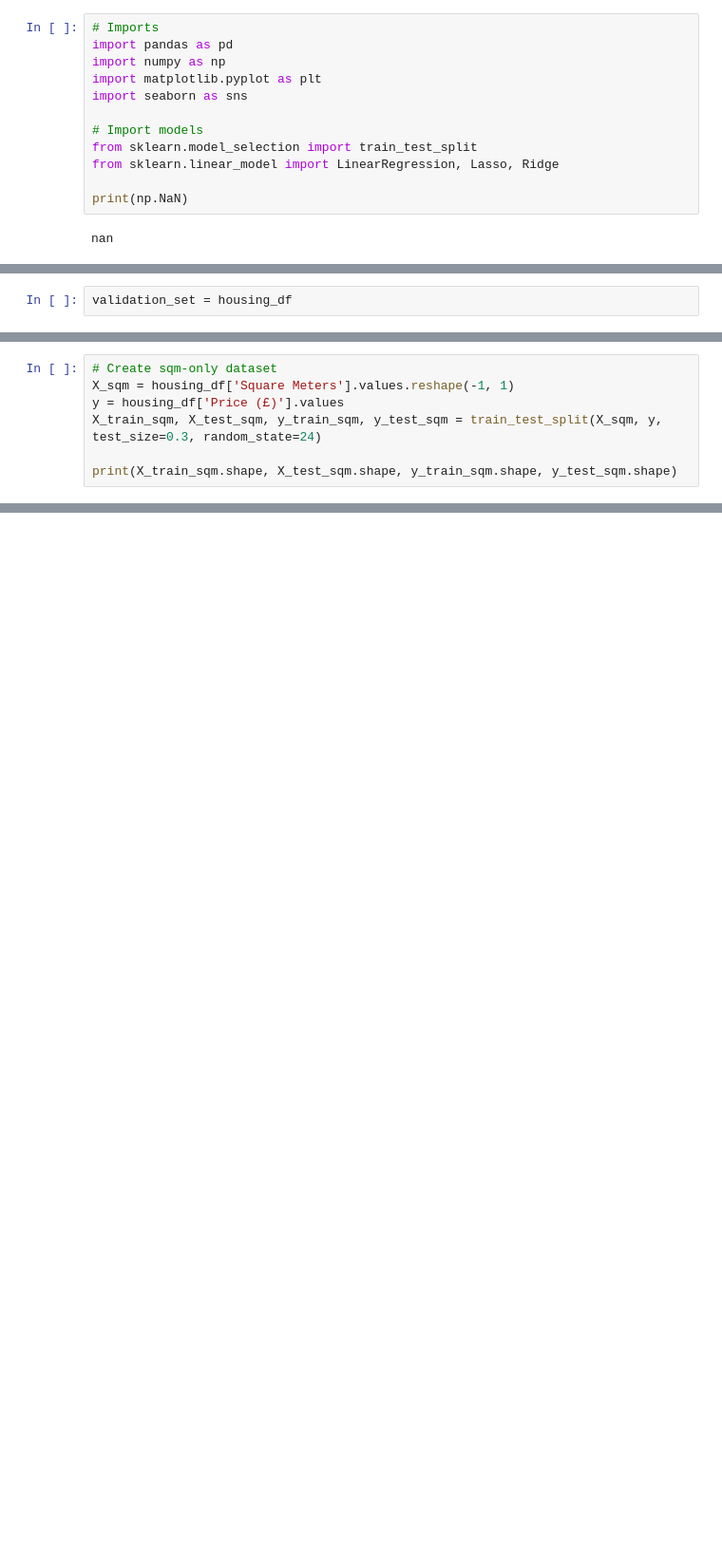
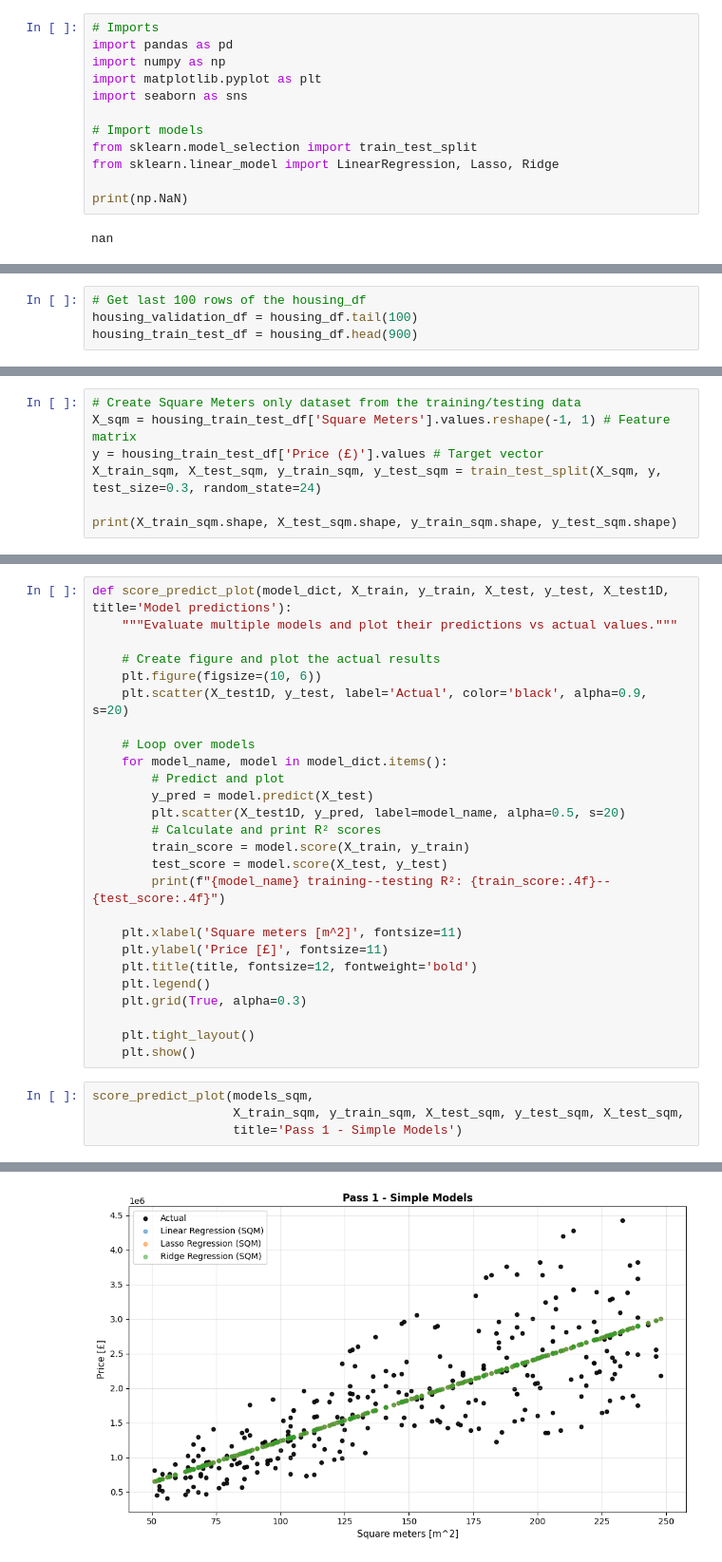
Before and after one commit to rsamconn/London-housing, a Jupyter notebook: regression_short.ipynb, the cells around one changed output, grey strips where cells are left out. Shown at 95% size. Saved outputs shown, nothing was run; the diff lists cells and outputs as text; blank space fills up the shorter version.

Commit message:
Completed SQM-only part of short regression notebook and 1 third through the 'All data' part.

```diff
--- a/regression_short.ipynb
+++ b/regression_short.ipynb
@@ -60,4 +56,6 @@ The EDA notebook contains a more thorough analysis the data.
 
 First, let's set aside 100 rows to be used for validating the model outputs later.
 # %%
-validation_set = housing_df
+# Get last 100 rows of the housing_df
+housing_validation_df = housing_df.tail(100)
+housing_train_test_df = housing_df.head(900)
@@ -69,7 +71,7 @@ Let's take a look at that idea by building a model that only uses the Square Met
 # %%
-# Create sqm-only dataset
-X_sqm = housing_df['Square Meters'].values.reshape(-1, 1)
-y = housing_df['Price (£)'].values
+# Create Square Meters only dataset from the training/testing data
+X_sqm = housing_train_test_df['Square Meters'].values.reshape(-1, 1) # Feature matrix
+y = housing_train_test_df['Price (£)'].values # Target vector
 X_train_sqm, X_test_sqm, y_train_sqm, y_test_sqm = train_test_split(X_sqm, y, test_size=0.3, random_state=24)
 
 print(X_train_sqm.shape, X_test_sqm.shape, y_train_sqm.shape, y_test_sqm.shape)
@@ -77,0 +103,31 @@ print(X_train_sqm.shape, X_test_sqm.shape, y_train_sqm.shape, y_test_sqm.shape)
+# %%
+def score_predict_plot(model_dict, X_train, y_train, X_test, y_test, X_test1D, title='Model predictions'):
+    """Evaluate multiple models and plot their predictions vs actual values."""
+
+    # Create figure and plot the actual results
+    plt.figure(figsize=(10, 6))
+    plt.scatter(X_test1D, y_test, label='Actual', color='black', alpha=0.9, s=20)
+
+    # Loop over models
+    for model_name, model in model_dict.items():
+        # Predict and plot
+        y_pred = model.predict(X_test)
+        plt.scatter(X_test1D, y_pred, label=model_name, alpha=0.5, s=20)
+        # Calculate and print R² scores
+        train_score = model.score(X_train, y_train)
+        test_score = model.score(X_test, y_test)
+        print(f"{model_name} training--testing R²: {train_score:.4f}--{test_score:.4f}")
+
+    plt.xlabel('Square meters [m^2]', fontsize=11)
+    plt.ylabel('Price [£]', fontsize=11)
+    plt.title(title, fontsize=12, fontweight='bold')
+    plt.legend()
+    plt.grid(True, alpha=0.3)
+
+    plt.tight_layout()
+    plt.show()
+# %%
+score_predict_plot(models_sqm,
+                   X_train_sqm, y_train_sqm, X_test_sqm, y_test_sqm, X_test_sqm,
+                   title='Pass 1 - Simple Models')
+# %% [output]
@@ -77,0 +137 @@ print(X_train_sqm.shape, X_test_sqm.shape, y_train_sqm.shape, y_test_sqm.shape)
+[figure, added]
```
Also changed, not shown: parts of 17 cells of this notebook.
